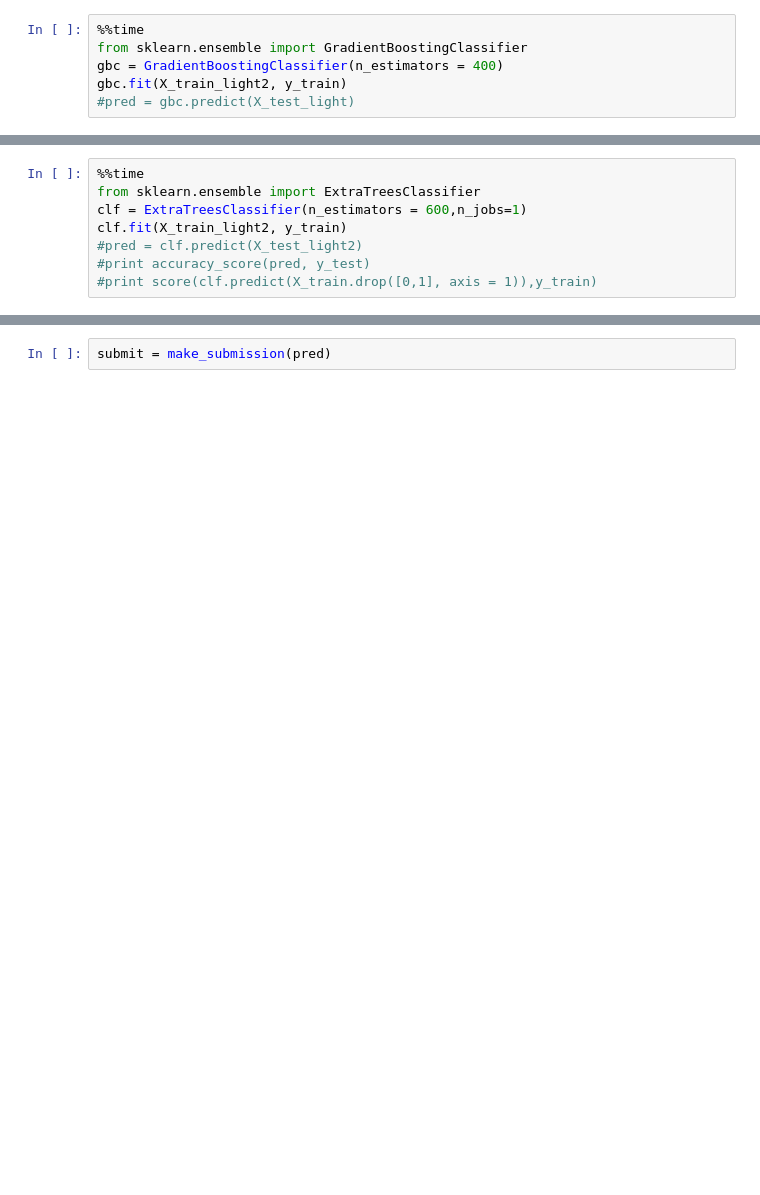
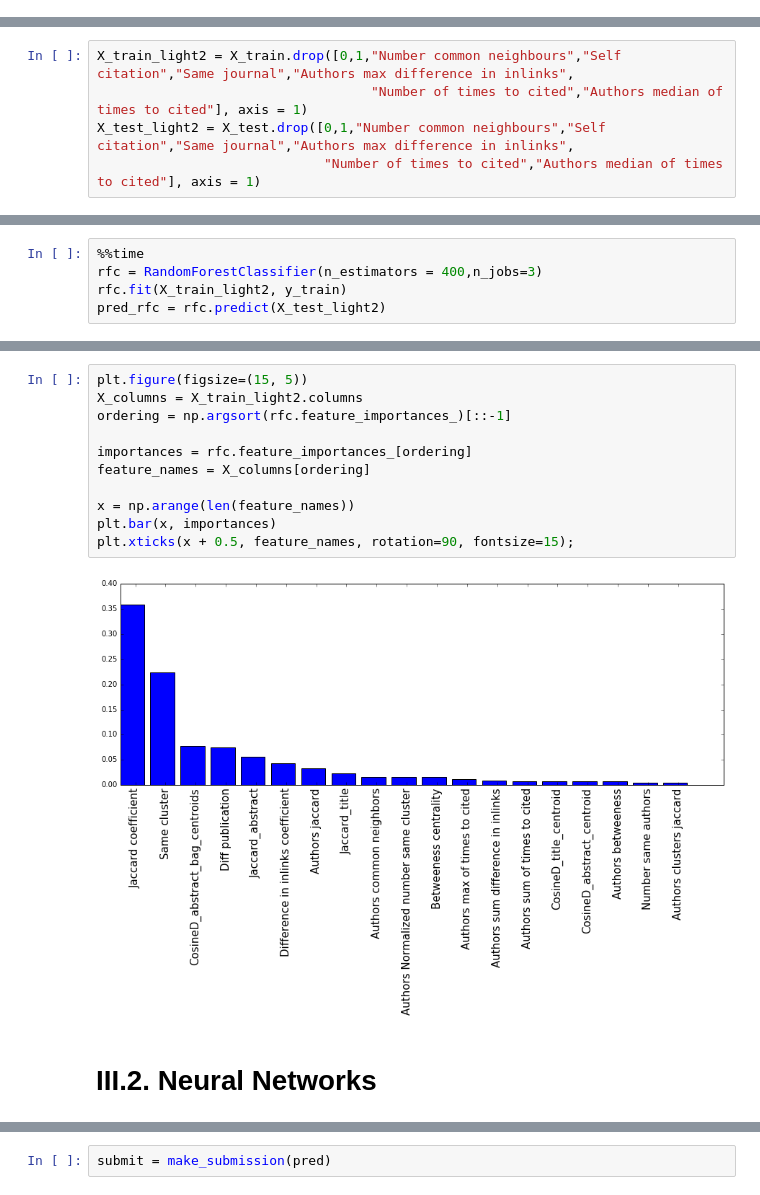
Before and after one commit to brozi/graphs-and-text, a Jupyter notebook: submit.ipynb, the cells around one changed output, grey strips where cells are left out. Drawn from its saved outputs; the diff is of its cells as text; blank space fills up the shorter version.

```diff
--- a/submit.ipynb
+++ b/submit.ipynb
@@ -584,6 +189,0 @@ Pipeline(steps=[('scaler', MinMaxScaler(copy=True, feature_range=(0.0, 1.0))), (
-# %%
-%%time
-from sklearn.ensemble import GradientBoostingClassifier
-gbc = GradientBoostingClassifier(n_estimators = 400)
-gbc.fit(X_train_light2, y_train)
-#pred = gbc.predict(X_test_light)
@@ -593,8 +189,0 @@ Wall time: 18min 7s
-# %%
-%%time
-from sklearn.ensemble import ExtraTreesClassifier
-clf = ExtraTreesClassifier(n_estimators = 600,n_jobs=1)
-clf.fit(X_train_light2, y_train)
-#pred = clf.predict(X_test_light2)
-#print accuracy_score(pred, y_test)
-#print score(clf.predict(X_train.drop([0,1], axis = 1)),y_train)
@@ -672,0 +225,5 @@ def make_submission(predicted_label, name = 'submit.csv'):
+# %%
+X_train_light2 = X_train.drop([0,1,"Number common neighbours","Self citation","Same journal","Authors max difference in inlinks",
+                                   "Number of times to cited","Authors median of times to cited"], axis = 1)
+X_test_light2 = X_test.drop([0,1,"Number common neighbours","Self citation","Same journal","Authors max difference in inlinks",
+                             "Number of times to cited","Authors median of times to cited"], axis = 1)
@@ -672,0 +232,5 @@ def make_submission(predicted_label, name = 'submit.csv'):
+# %%
+%%time
+rfc = RandomForestClassifier(n_estimators = 400,n_jobs=3)
+rfc.fit(X_train_light2, y_train)
+pred_rfc = rfc.predict(X_test_light2)
@@ -672,0 +240,15 @@ def make_submission(predicted_label, name = 'submit.csv'):
+# %%
+plt.figure(figsize=(15, 5))
+X_columns = X_train_light2.columns
+ordering = np.argsort(rfc.feature_importances_)[::-1]
+
+importances = rfc.feature_importances_[ordering]
+feature_names = X_columns[ordering]
+
+x = np.arange(len(feature_names))
+plt.bar(x, importances)
+plt.xticks(x + 0.5, feature_names, rotation=90, fontsize=15);
+# %% [output]
+[figure, added]
+# %% [markdown]
+# III.2. Neural Networks
```
Also changed, not shown: parts of 91 cells of this notebook, 20 other files.
